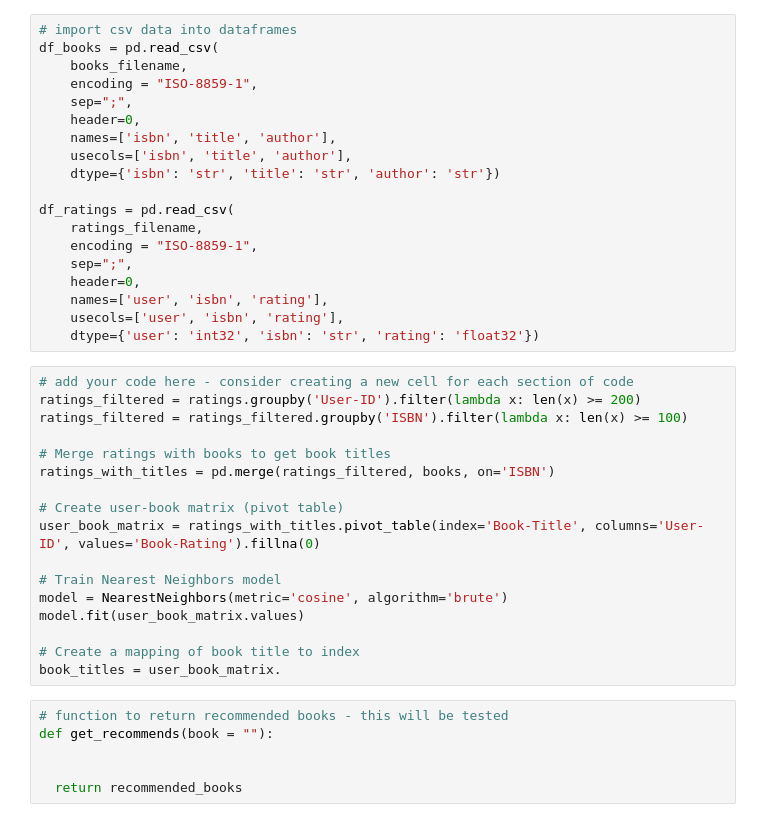
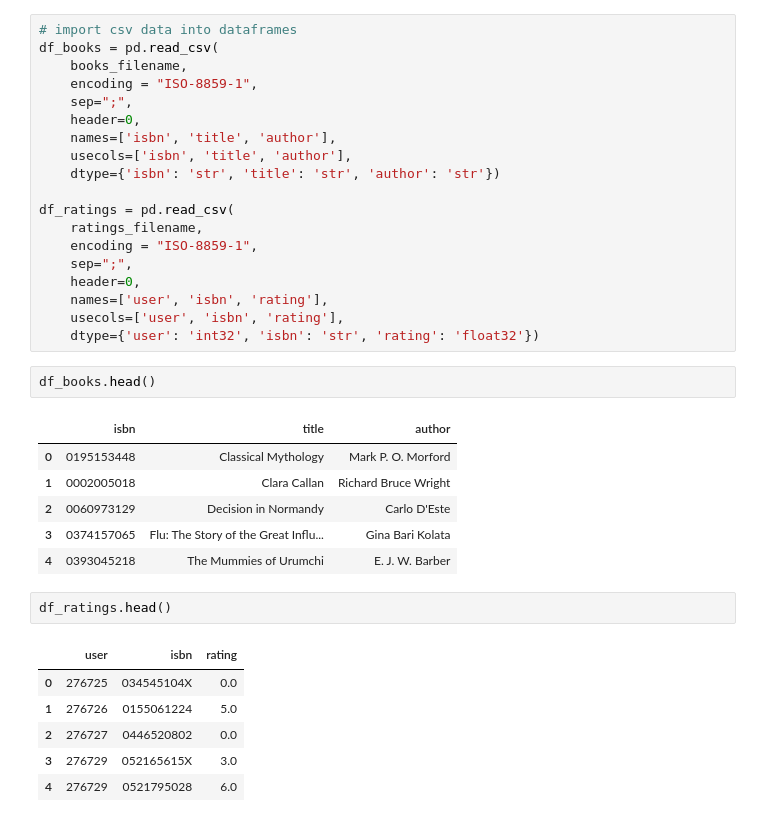
Before and after one commit to naveen-2501/Project_Manager, a Jupyter notebook: fcc_book_recommendation_knn.ipynb, the cells around one changed output. Drawn from its saved outputs; the diff is of its cells as text.

```diff
--- a/fcc_book_recommendation_knn.ipynb
+++ b/fcc_book_recommendation_knn.ipynb
@@ -32,26 +51,21 @@ df_ratings = pd.read_csv(
     names=['user', 'isbn', 'rating'],
     usecols=['user', 'isbn', 'rating'],
     dtype={'user': 'int32', 'isbn': 'str', 'rating': 'float32'})
-# %%
-# add your code here - consider creating a new cell for each section of code
-ratings_filtered = ratings.groupby('User-ID').filter(lambda x: len(x) >= 200)
-ratings_filtered = ratings_filtered.groupby('ISBN').filter(lambda x: len(x) >= 100)
-
-# Merge ratings with books to get book titles
-ratings_with_titles = pd.merge(ratings_filtered, books, on='ISBN')
-
-# Create user-book matrix (pivot table)
-user_book_matrix = ratings_with_titles.pivot_table(index='Book-Title', columns='User-ID', values='Book-Rating').fillna(0)
-
-# Train Nearest Neighbors model
-model = NearestNeighbors(metric='cosine', algorithm='brute')
-model.fit(user_book_matrix.values)
-
-# Create a mapping of book title to index
-book_titles = user_book_matrix.
-# %%
-# function to return recommended books - this will be tested
-def get_recommends(book = ""):
-
-
-  return recommended_books
+# %%
+df_books.head()
+# %% [output]
+|  | isbn | title | author |
+| 0 | 0195153448 | Classical Mythology | Mark P. O. Morford |
+| 1 | 0002005018 | Clara Callan | Richard Bruce Wright |
+| 2 | 0060973129 | Decision in Normandy | Carlo D'Este |
+| 3 | 0374157065 | Flu: The Story of the Great Influ... | Gina Bari Kolata |
+| 4 | 0393045218 | The Mummies of Urumchi | E. J. W. Barber |
+# %%
+df_ratings.head()
+# %% [output]
+|  | user | isbn | rating |
+| 0 | 276725 | 034545104X | 0.0 |
+| 1 | 276726 | 0155061224 | 5.0 |
+| 2 | 276727 | 0446520802 | 0.0 |
+| 3 | 276729 | 052165615X | 3.0 |
+| 4 | 276729 | 0521795028 | 6.0 |
```
Also changed, not shown: parts of 24 cells of this notebook.
